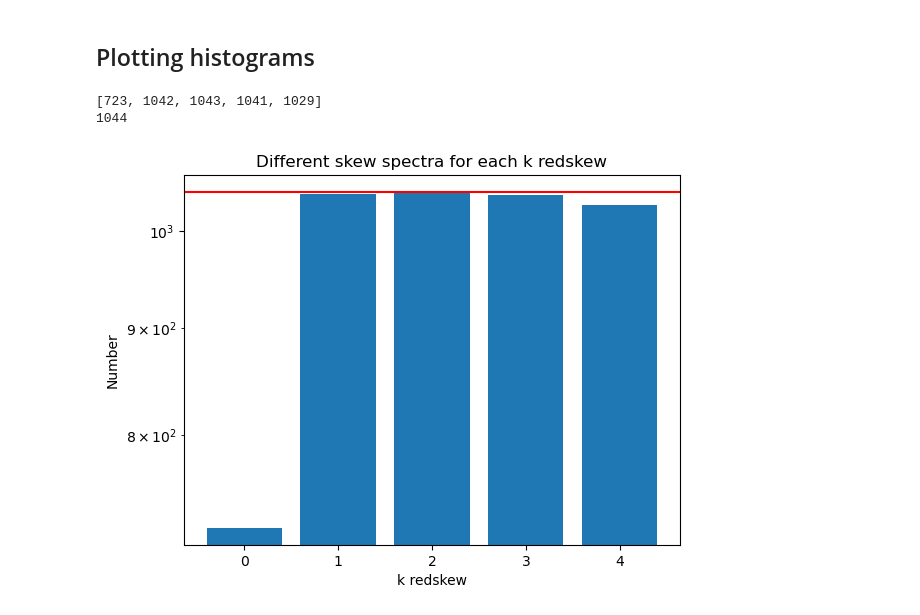
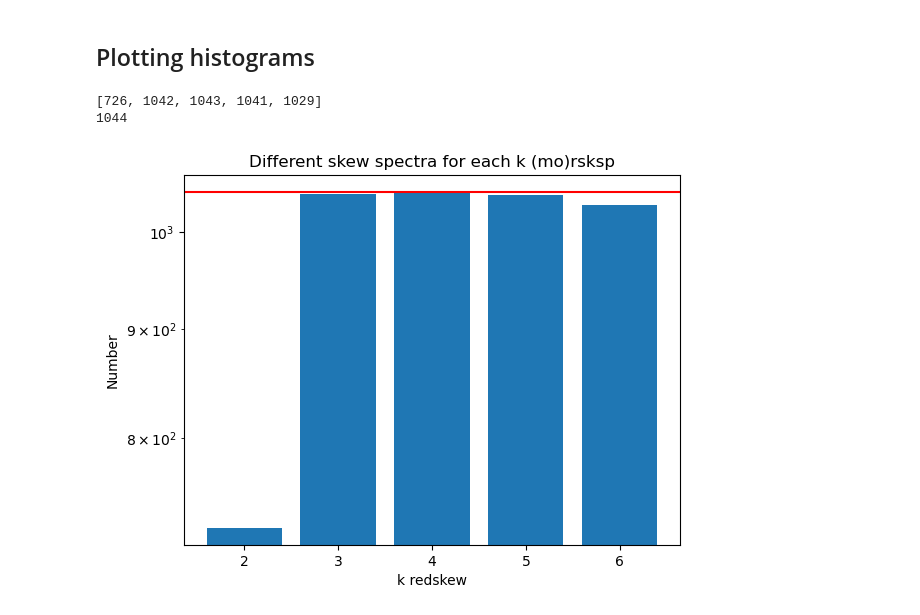
Before and after one commit to Scinawa/Experiments-group, a Jupyter notebook: EXP-on-graphs.ipynb, the cells around one changed output. Cells and saved outputs as stored; diff of their text form; code cells hidden in the pictures.

```diff
--- a/EXP-on-graphs.ipynb
+++ b/EXP-on-graphs.ipynb
@@ -36,7 +37,7 @@ np.random.seed(rand_state)
 kcorre_names = ( '1orbit-2-corre-dict', '1orbit-3-corre-dict', '1orbit-4-corre-dict', '1orbit-5-corre-dict', '1orbit-6-corre-dict')
 max_k = HCF.find_maximum_number(kcorre_names)
 
-handle = open('dataset-simple-graphs/graph7.g6-skew.pickle', 'rb')
+handle = open('dataset-all-graphs/megadump-atlas_7.pickle', 'rb')
 
 
 raw_dataset = pickle.load(handle)
@@ -377,26 +452,26 @@ The nuber of edges that we removed is: 15.
 # %%
 number_differe_kredskew = []
 for kcorre_name in kcorre_names:
-    number_differe_kredskew.append(len(set(tuple(row) for row in dataset[kcorre_name])))
+    number_differe_kredskew.append(len(set(tuple(np.round(row, decimals=6)) for row in dataset[kcorre_name])))
 
 print(number_differe_kredskew)
 print(non_isomorphic_graphs)
 
-
-plt.bar(range(len(kcorre_names)), number_differe_kredskew)
+numeric_part = [name.split('-')[1] for name in kcorre_names]
+plt.bar(numeric_part, number_differe_kredskew)
 
 plt.axhline(y = non_isomorphic_graphs, color = 'r', linestyle = '-')     # non isomorphic graphs set at the beginning of the notebook
 
 plt.xlabel('k redskew')
 plt.ylabel('Number')
 plt.yscale("log")
-plt.title('Different skew spectra for each k redskew')
+plt.title('Different skew spectra for each k (mo)rsksp')
 
 plt.show()
 # %% [output]
-[723, 1042, 1043, 1041, 1029]
+[726, 1042, 1043, 1041, 1029]
 1044
-[figure, old version]
+[figure, new version]
 # %%
 [723, 1042, 1043, 1041, 1029]
 1044
```
Also changed, not shown: parts of 20 cells of this notebook, 9 other files.
